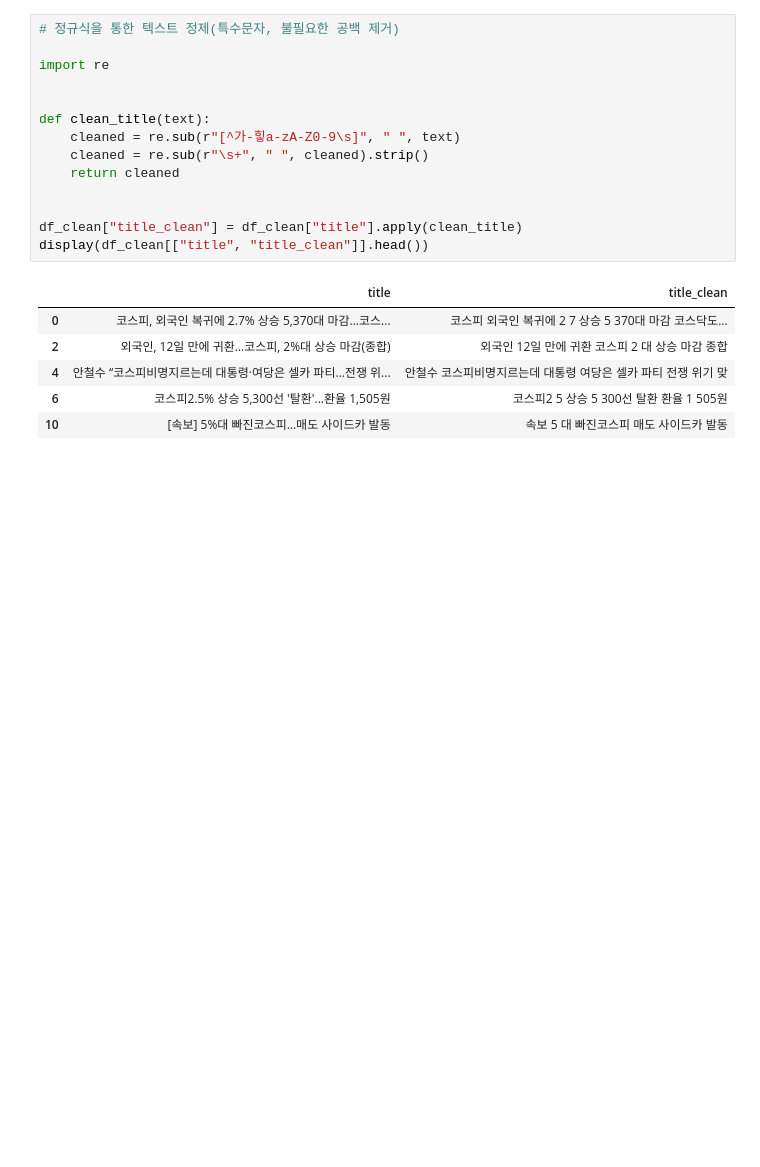
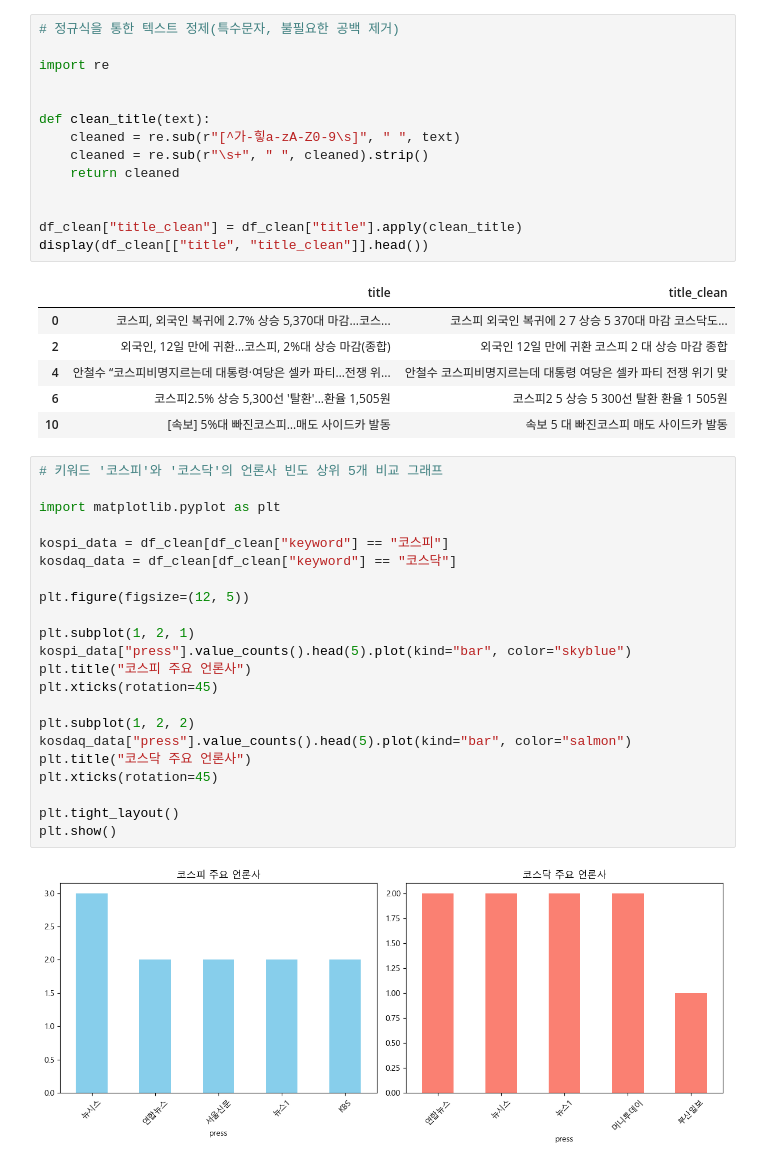
Before and after one commit to yeonvv/python_data_processing_assignment, a Jupyter notebook: assignment_1.ipynb, the cells around one changed output. Drawn from its saved outputs; the diff is of its cells as text; blank space fills up the shorter version.

```diff
--- a/assignment_1.ipynb
+++ b/assignment_1.ipynb
@@ -199,3 +199,27 @@ display(df_clean[["title", "title_clean"]].head())
 | 4 | 안철수 “코스피비명지르는데 대통령·여당은 셀카 파티…전쟁 위... | 안철수 코스피비명지르는데 대통령 여당은 셀카 파티 전쟁 위기 맞 |
 | 6 | 코스피2.5% 상승 5,300선 '탈환'...환율 1,505원 | 코스피2 5 상승 5 300선 탈환 환율 1 505원 |
 | 10 | [속보] 5%대 빠진코스피…매도 사이드카 발동 | 속보 5 대 빠진코스피 매도 사이드카 발동 |
+# %%
+# 키워드 '코스피'와 '코스닥'의 언론사 빈도 상위 5개 비교 그래프
+
+import matplotlib.pyplot as plt
+
+kospi_data = df_clean[df_clean["keyword"] == "코스피"]
+kosdaq_data = df_clean[df_clean["keyword"] == "코스닥"]
+
+plt.figure(figsize=(12, 5))
+
+plt.subplot(1, 2, 1)
+kospi_data["press"].value_counts().head(5).plot(kind="bar", color="skyblue")
+plt.title("코스피 주요 언론사")
+plt.xticks(rotation=45)
+
+plt.subplot(1, 2, 2)
+kosdaq_data["press"].value_counts().head(5).plot(kind="bar", color="salmon")
+plt.title("코스닥 주요 언론사")
+plt.xticks(rotation=45)
+
+plt.tight_layout()
+plt.show()
+# %% [output]
+[figure, added]
```
Also changed, not shown: parts of 3 cells of this notebook.
